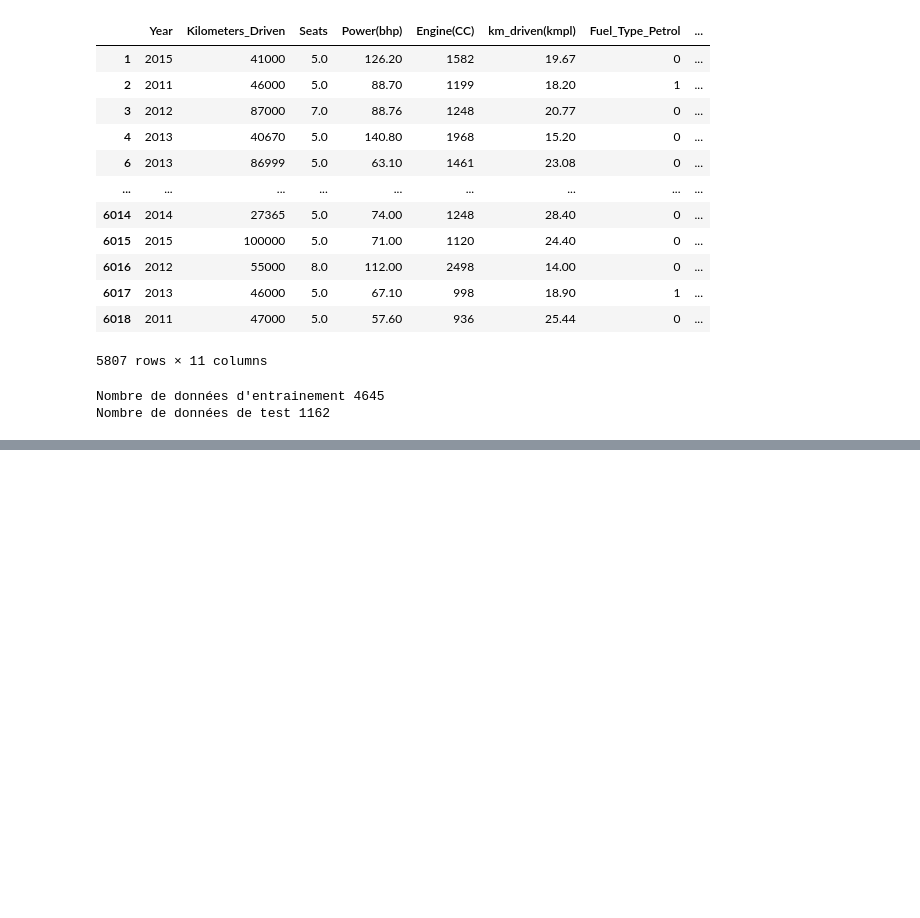
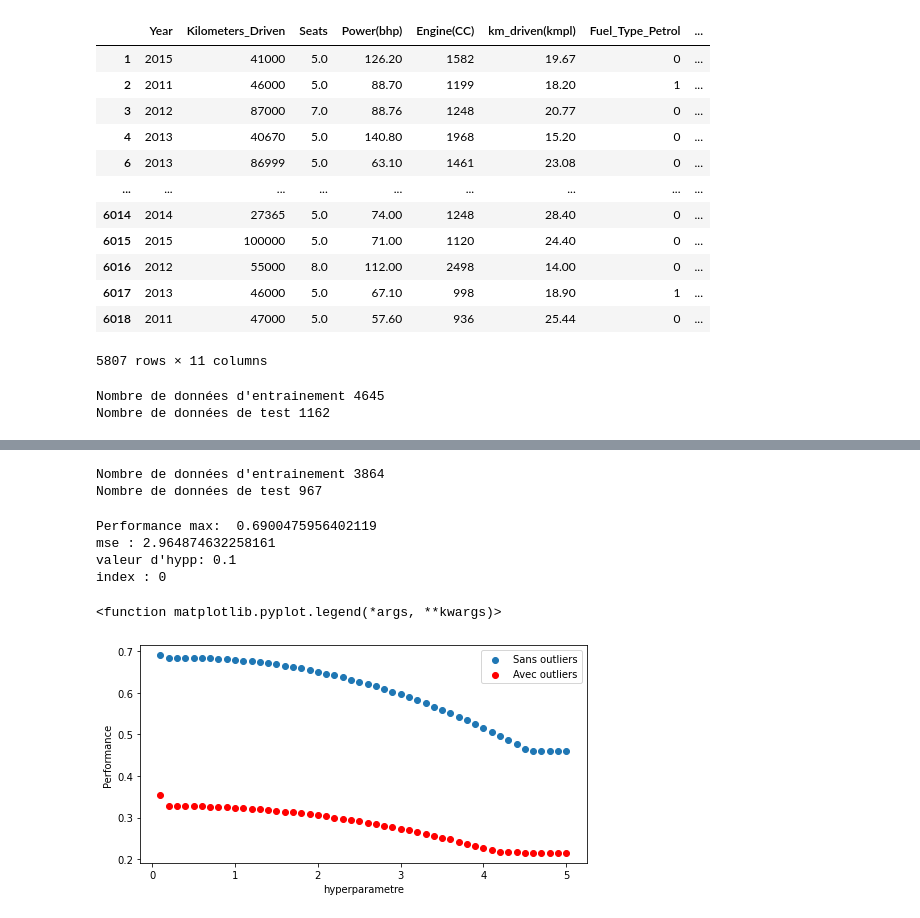
Before and after one commit to hajarison/Data_Analytics_Portfolio, a Jupyter notebook: DATA_PROJECT/002_Car_Price_Pred/Car_Pred_Project_INSI.ipynb, the cells around one changed output, grey strips where cells are left out. Saved outputs shown, nothing was run; the diff lists cells and outputs as text; code cells hidden in the pictures; blank space fills up the shorter version.

Commit message:
train with outliers

```diff
--- a/DATA_PROJECT/002_Car_Price_Pred/Car_Pred_Project_INSI.ipynb
+++ b/DATA_PROJECT/002_Car_Price_Pred/Car_Pred_Project_INSI.ipynb
@@ -1392,0 +1342,11 @@ mse :  12.164280861445782
+# %%
+r2_lasso_out=[]
+mse_lasso_out=[]
+reg_value_out=np.arange(0.1,5.1,0.1)
+for i in reg_value_out:
+    lasso_hyperparam_out(i,r2_lasso_out,mse_lasso_out)
+
+print('Performance max: ', max(r2_lasso_out))
+print('mse :', min(mse_lasso_out))
+print('valeur d\'hypp:', reg_value_out[r2_lasso_out.index(max(r2_lasso_out))])
+print('index :', r2_lasso_out.index(max(r2_lasso_out)))
@@ -1392,0 +1383,7 @@ mse :  12.164280861445782
+# %%
+X_train, X_test, y_train, y_test = train_test_split(X, y, test_size=0.20, random_state=42)
+print('Nombre de données d\'entrainement',len(X_train))
+print('Nombre de données de test',len( X_test))
+# %% [output]
+Nombre de données d'entrainement 3864
+Nombre de données de test 967
@@ -1392,0 +1397,27 @@ mse :  12.164280861445782
+# %%
+r2_lasso=[]
+mse_lasso=[]
+reg_value=np.arange(0.1,5.1,0.1)
+for i in reg_value:
+    lasso_hyperparam(i,r2_lasso,mse_lasso)
+
+print('Performance max: ', max(r2_lasso))
+print('mse :', min(mse_lasso))
+print('valeur d\'hypp:', reg_value[r2_lasso.index(max(r2_lasso))])
+print('index :', r2_lasso.index(max(r2_lasso)) )
+# %% [output]
+Performance max:  0.6900475956402119
+mse : 2.964874632258161
+valeur d'hypp: 0.1
+index : 0
+# %%
+plt.figure(figsize=(8,4))
+plt.scatter(reg_value,r2_lasso)
+plt.scatter(reg_value,r2_lasso_out,c="r")
+plt.xlabel('hyperparametre')
+plt.ylabel('Performance')
+plt.legend(['Sans outliers','Avec outliers'])
+plt.legend
+# %% [output]
+<function matplotlib.pyplot.legend(*args, **kwargs)>
+[figure, added]
```
Also changed, not shown: parts of 41 cells of this notebook, 2 other files.
